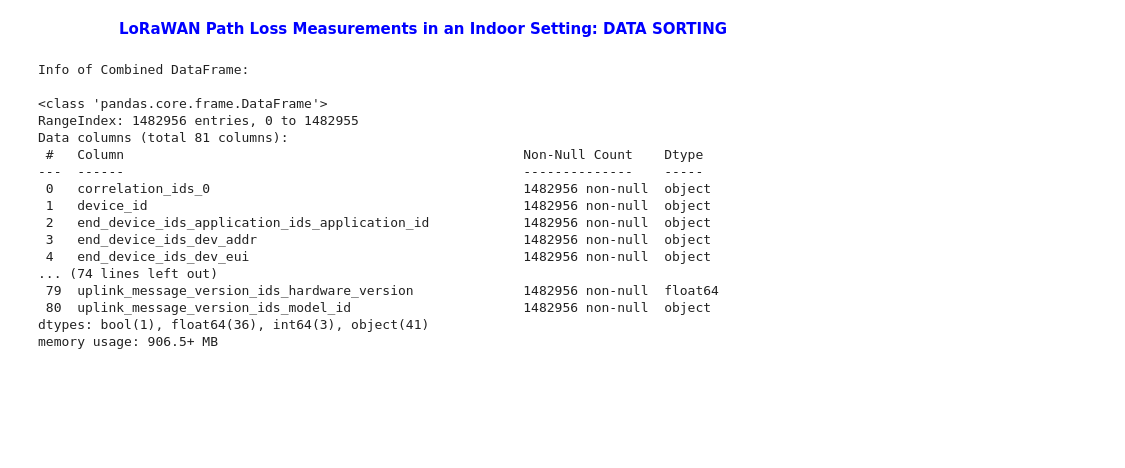
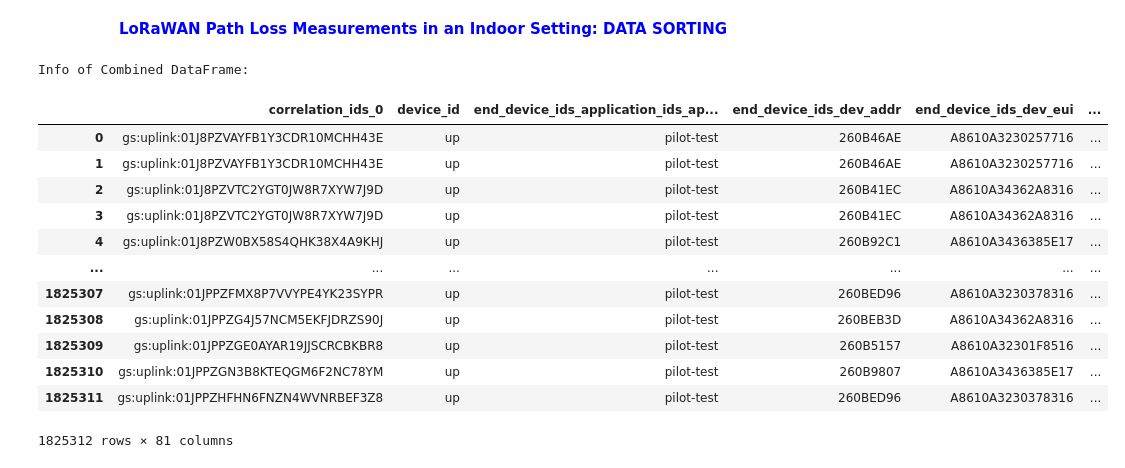
Before and after one commit to nahshonmokua/LoRaWAN-Indoor-Path-Loss-Modelling-with-MultiWall-Environment-Factors, a Jupyter notebook: Data_Sortation.ipynb, the cells around one changed output. Drawn from its saved outputs; the diff is of its cells as text; code cells hidden in the pictures; blank space fills up the shorter version.

Commit message:
Main update is new / more data ....

```diff
--- a/Data_Sortation.ipynb
+++ b/Data_Sortation.ipynb
@@ -7,28 +7,25 @@
 
 import pandas as pd                        # For data manipulation and analysis.
 import matplotlib.pyplot as plt            # For creating static visualizations.
-# %%
-# Read data from a local CSV file
-new_df = pd.read_csv('../all_data_files/unsorted_combined_measurements_data.csv', low_memory=False)
-
-# Print the info about the combined DataFrame
-print("\nInfo of Combined DataFrame:\n")
-new_df.info()
-# %% [output]
-Info of Combined DataFrame:
-
-<class 'pandas.core.frame.DataFrame'>
-RangeIndex: 1482956 entries, 0 to 1482955
-Data columns (total 81 columns):
- #   Column                                                   Non-Null Count    Dtype
----  ------                                                   --------------    -----
- 0   correlation_ids_0                                        1482956 non-null  object
- 1   device_id                                                1482956 non-null  object
- 2   end_device_ids_application_ids_application_id            1482956 non-null  object
- 3   end_device_ids_dev_addr                                  1482956 non-null  object
- 4   end_device_ids_dev_eui                                   1482956 non-null  object
-... (74 lines left out)
- 79  uplink_message_version_ids_hardware_version              1482956 non-null  float64
- 80  uplink_message_version_ids_model_id                      1482956 non-null  object
-dtypes: bool(1), float64(36), int64(3), object(41)
-memory usage: 906.5+ MB
+# %%
+# Read data from a local CSV file
+new_df = pd.read_csv('../all_data_files/unsorted_combined_measurements_data.csv', low_memory=False)
+
+# Print the info about the combined DataFrame
+print("\nInfo of Combined DataFrame:\n")
+new_df
+# %% [output]
+Info of Combined DataFrame:
+|  | correlation_ids_0 | device_id | end_device_ids_application_ids_ap... | end_device_ids_dev_addr | end_device_ids_dev_eui | ... |
+| 0 | gs:uplink:01J8PZVAYFB1Y3CDR10MCHH43E | up | pilot-test | 260B46AE | A8610A3230257716 | ... |
+| 1 | gs:uplink:01J8PZVAYFB1Y3CDR10MCHH43E | up | pilot-test | 260B46AE | A8610A3230257716 | ... |
+| 2 | gs:uplink:01J8PZVTC2YGT0JW8R7XYW7J9D | up | pilot-test | 260B41EC | A8610A34362A8316 | ... |
+| 3 | gs:uplink:01J8PZVTC2YGT0JW8R7XYW7J9D | up | pilot-test | 260B41EC | A8610A34362A8316 | ... |
+| 4 | gs:uplink:01J8PZW0BX58S4QHK38X4A9KHJ | up | pilot-test | 260B92C1 | A8610A3436385E17 | ... |
+| ... | ... | ... | ... | ... | ... | ... |
+| 1825307 | gs:uplink:01JPPZFMX8P7VVYPE4YK23SYPR | up | pilot-test | 260BED96 | A8610A3230378316 | ... |
+| 1825308 | gs:uplink:01JPPZG4J57NCM5EKFJDRZS90J | up | pilot-test | 260BEB3D | A8610A34362A8316 | ... |
+| 1825309 | gs:uplink:01JPPZGE0AYAR19JJSCRCBKBR8 | up | pilot-test | 260B5157 | A8610A32301F8516 | ... |
+| 1825310 | gs:uplink:01JPPZGN3B8KTEQGM6F2NC78YM | up | pilot-test | 260B9807 | A8610A3436385E17 | ... |
+| 1825311 | gs:uplink:01JPPZHFHN6FNZN4WVNRBEF3Z8 | up | pilot-test | 260BED96 | A8610A3230378316 | ... |
+1825312 rows × 81 columns
```
Also changed, not shown: parts of 9 cells of this notebook, 4 other files.
